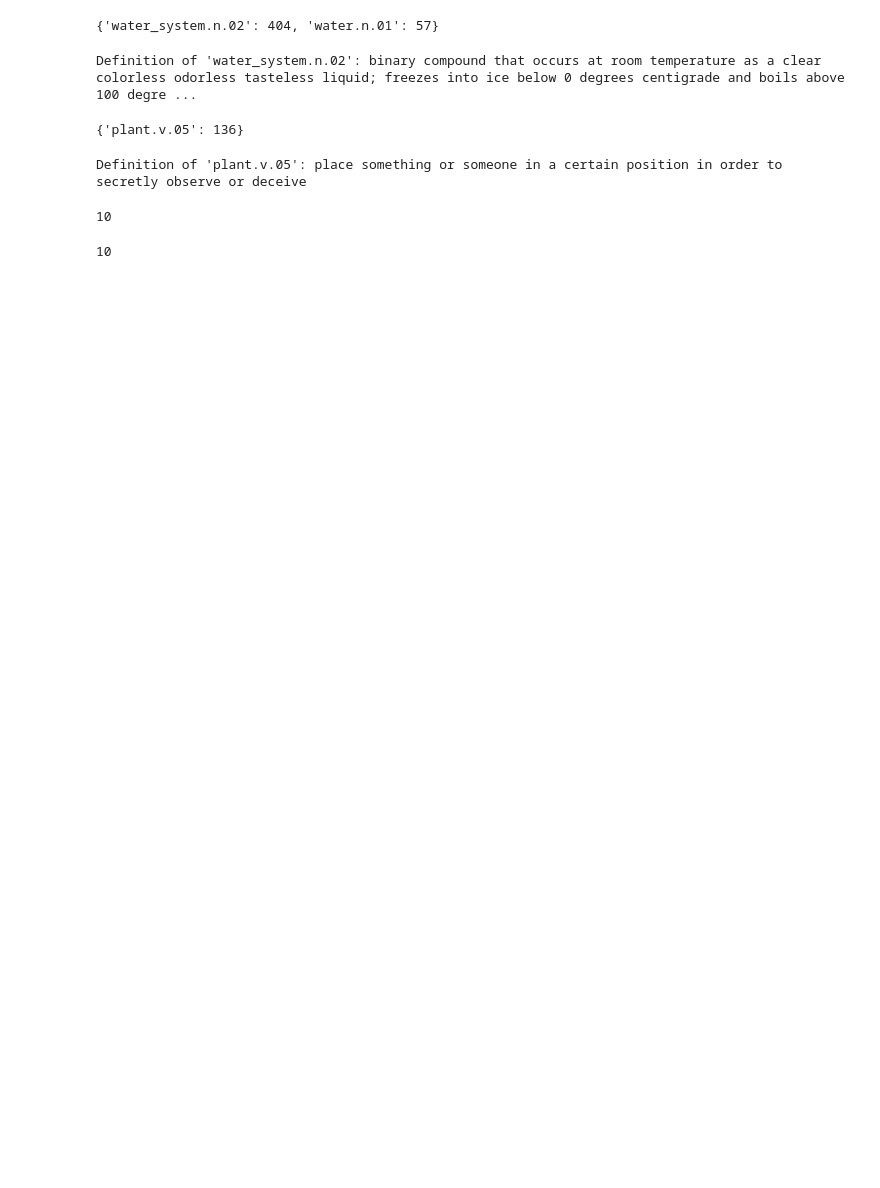
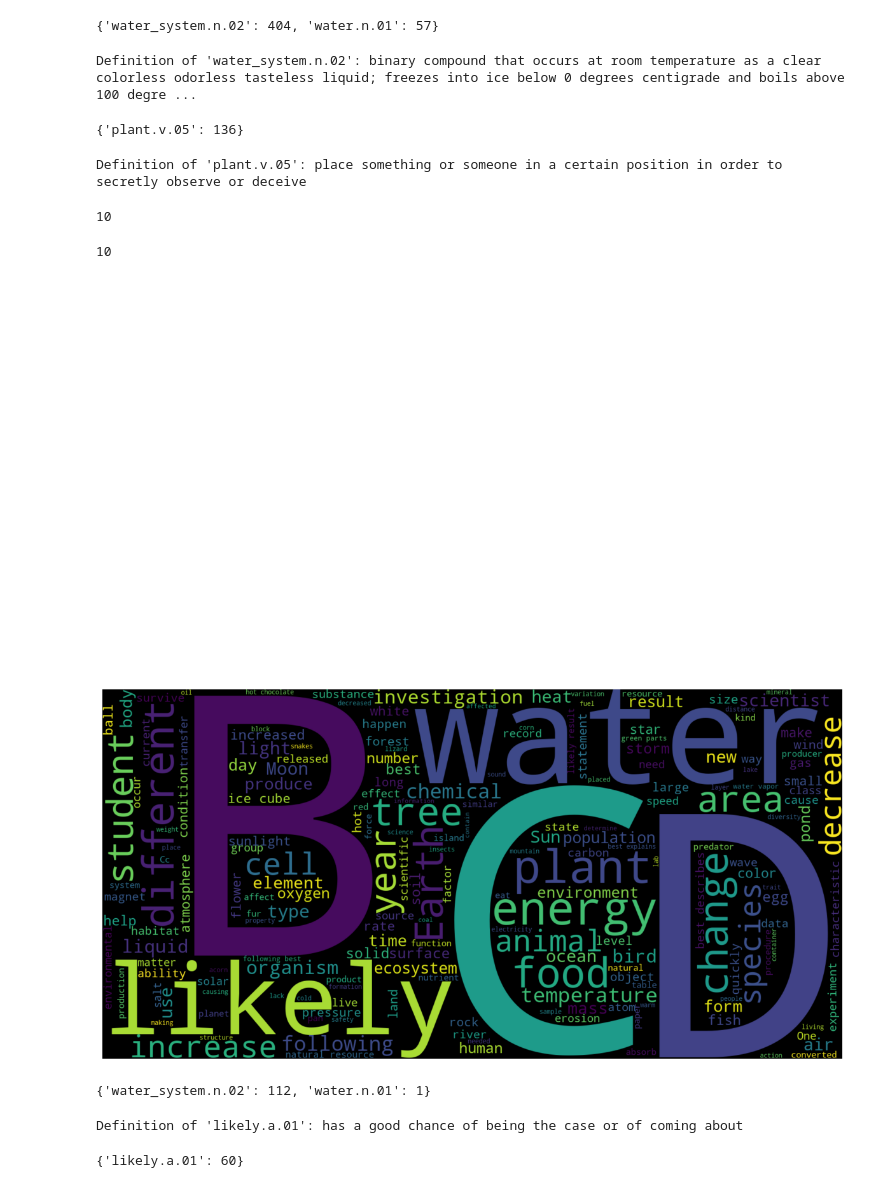
Before and after one commit to ezishr/Undergraduate-Research, a Jupyter notebook: Check points/ARC-Challenge/ARC-Challenge.ipynb, the cells around one changed output. Drawn from its saved outputs; the diff is of its cells as text; code cells hidden in the pictures; blank space fills up the shorter version.

```diff
--- a/Check points/ARC-Challenge/ARC-Challenge.ipynb
+++ b/Check points/ARC-Challenge/ARC-Challenge.ipynb
@@ -206,6 +223,9 @@ arc_dev.head()
 arc_dev['full_input'] = arc_dev['input'] + " " + arc_dev['choices']
 arc_dev.drop(columns=['input','choices'],inplace=True)
 arc_dev.rename(columns={'full_input':'input'},inplace=True)
+# %%
+arc_dev[arc_dev['input'].isnull()]
+arc_dev.drop(index=298, inplace=True)
 # %% [markdown]
 ### GEMINI Applied
 # %%
@@ -600,3 +593,9 @@ len(wn.synsets("plant"))
 len(wn.synsets("water"))
 # %% [output]
 10
+# %%
+text = build_text_from_questions(arc_dev)
+wc.generate01(benchmark_name="arc_dev", text=text, myStopwords = None, file_name = "wordcloud")
+# %% [output]
+[figure, added]
+[figure, added]
@@ -602,0 +604,18 @@ len(wn.synsets("water"))
+# %%
+wsd_arc_dev['water']
+# %% [output]
+{'water_system.n.02': 112, 'water.n.01': 1}
+# %%
+synset = wn.synset("likely.a.01")
+
+# Retrieve the definition (meaning) of the synset
+definition = synset.definition()
+
+# Print the definition
+print("Definition of 'likely.a.01':", definition)
+# %% [output]
+Definition of 'likely.a.01': has a good chance of being the case or of coming about
+# %%
+wsd_arc_dev['likely']
+# %% [output]
+{'likely.a.01': 60}
```
Also changed, not shown: parts of 6 cells of this notebook, 5 other files.
